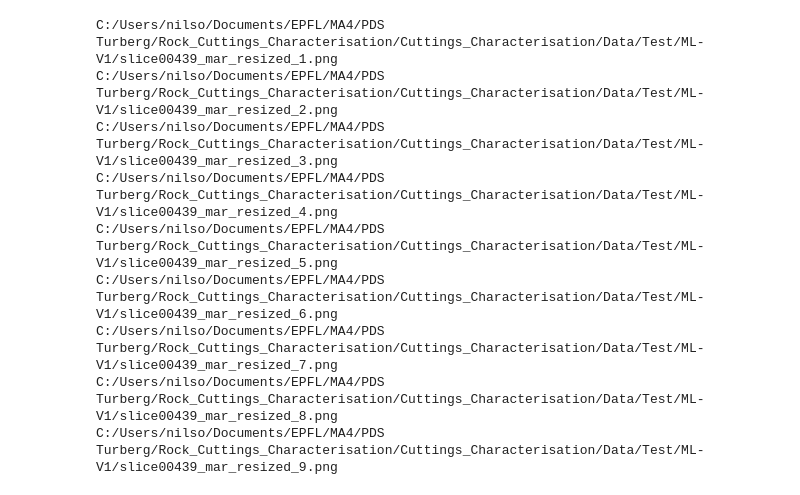
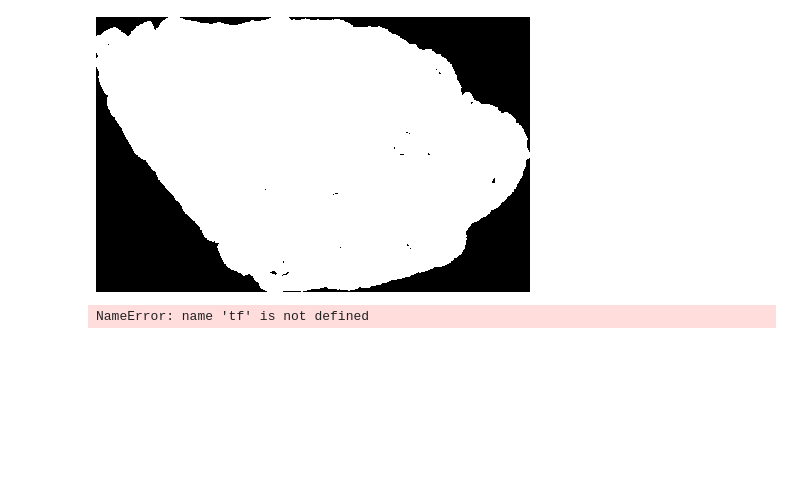
Before and after one commit to nfholsen/Rock_Cuttings_Characterisation, a Jupyter notebook: Cuttings_Characterisation/Data/save.ipynb, the cells around one changed output. Drawn from its saved outputs; the diff is of its cells as text; code cells hidden in the pictures; blank space fills up the shorter version.

```diff
--- a/Cuttings_Characterisation/Data/save.ipynb
+++ b/Cuttings_Characterisation/Data/save.ipynb
@@ -152,12 +106,2 @@ C:/Users/nilso/Documents/EPFL/MA4/PDS Turberg/Rock_Cuttings_Characterisation/Cut
 # %%
-save_to_png(image_raw, path_save=path_save, type='mar',name='resized')
+#save_to_png(image_raw, path_save=path_save, type='mar',name='resized')
-# %% [output]
-C:/Users/nilso/Documents/EPFL/MA4/PDS Turberg/Rock_Cuttings_Characterisation/Cuttings_Characterisation/Data/Test/ML-V1/slice00439_mar_resized_1.png
-C:/Users/nilso/Documents/EPFL/MA4/PDS Turberg/Rock_Cuttings_Characterisation/Cuttings_Characterisation/Data/Test/ML-V1/slice00439_mar_resized_2.png
-C:/Users/nilso/Documents/EPFL/MA4/PDS Turberg/Rock_Cuttings_Characterisation/Cuttings_Characterisation/Data/Test/ML-V1/slice00439_mar_resized_3.png
-C:/Users/nilso/Documents/EPFL/MA4/PDS Turberg/Rock_Cuttings_Characterisation/Cuttings_Characterisation/Data/Test/ML-V1/slice00439_mar_resized_4.png
-C:/Users/nilso/Documents/EPFL/MA4/PDS Turberg/Rock_Cuttings_Characterisation/Cuttings_Characterisation/Data/Test/ML-V1/slice00439_mar_resized_5.png
-C:/Users/nilso/Documents/EPFL/MA4/PDS Turberg/Rock_Cuttings_Characterisation/Cuttings_Characterisation/Data/Test/ML-V1/slice00439_mar_resized_6.png
-C:/Users/nilso/Documents/EPFL/MA4/PDS Turberg/Rock_Cuttings_Characterisation/Cuttings_Characterisation/Data/Test/ML-V1/slice00439_mar_resized_7.png
-C:/Users/nilso/Documents/EPFL/MA4/PDS Turberg/Rock_Cuttings_Characterisation/Cuttings_Characterisation/Data/Test/ML-V1/slice00439_mar_resized_8.png
-C:/Users/nilso/Documents/EPFL/MA4/PDS Turberg/Rock_Cuttings_Characterisation/Cuttings_Characterisation/Data/Test/ML-V1/slice00439_mar_resized_9.png
@@ -163,0 +110,17 @@ C:/Users/nilso/Documents/EPFL/MA4/PDS Turberg/Rock_Cuttings_Characterisation/Cut
+# %%
+im = Image.open('C:/Users/nilso/Documents/EPFL/MA4/PDS Turberg/Rock_Cuttings_Characterisation/Cuttings_Characterisation/Data/Train/BL3-1-DL/slice00460 (2020_05_17 16_28_34 UTC)_mar_raw_1.png')
+# %%
+im
+# %% [output]
+[figure, added]
+# %%
+dict_transform = {
+    "Padding":Padding,
+    "VerticalFlip":tf.RandomVerticalFlip,
+    "HorizontalFlip":tf.RandomHorizontalFlip,
+    "Rotation":tf.RandomRotation,
+    "CenterCrop":tf.CenterCrop,
+    "Resize":tf.Resize,
+    }
+# %% [output]
+NameError: name 'tf' is not defined
```
Also changed, not shown: parts of 13 cells of this notebook, 24 other files.
